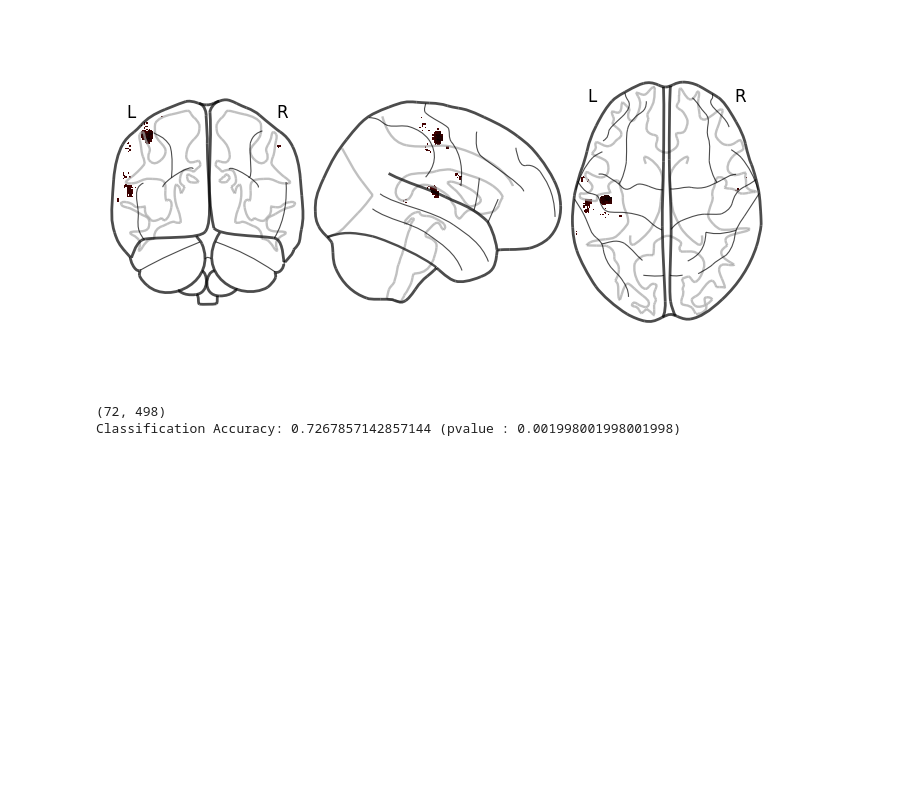
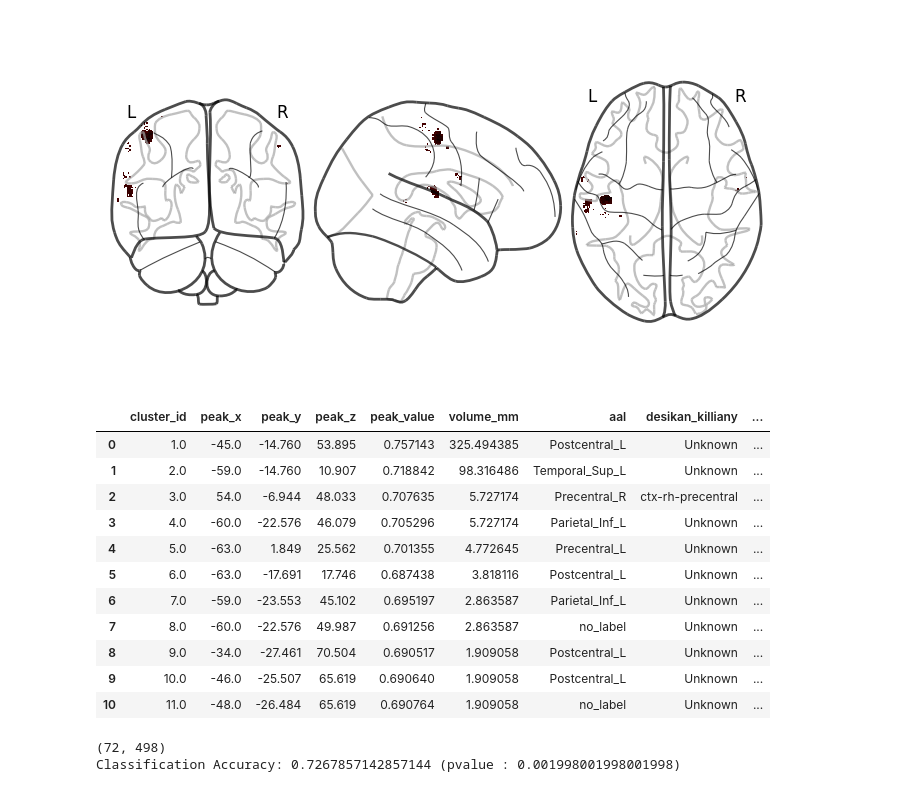
Before and after one commit to AddiH/neuro_4, a Jupyter notebook: src/05_classification.ipynb, the cells around one changed output. Drawn from its saved outputs; the diff is of its cells as text; code cells hidden in the pictures; blank space fills up the shorter version.

```diff
--- a/src/05_classification.ipynb
+++ b/src/05_classification.ipynb
@@ -70,3 +75,18 @@ fig.savefig("../plots/glass_500_voxels.png", dpi=300)
+# %%
+pd.read_csv('../atlasreader/atlasreader_peaks.csv')
+# %% [output]
+|  | cluster_id | peak_x | peak_y | peak_z | peak_value | volume_mm | aal | desikan_killiany | ... |
+| 0 | 1.0 | -45.0 | -14.760 | 53.895 | 0.757143 | 325.494385 | Postcentral_L | Unknown | ... |
+| 1 | 2.0 | -59.0 | -14.760 | 10.907 | 0.718842 | 98.316486 | Temporal_Sup_L | Unknown | ... |
+| 2 | 3.0 | 54.0 | -6.944 | 48.033 | 0.707635 | 5.727174 | Precentral_R | ctx-rh-precentral | ... |
+| 3 | 4.0 | -60.0 | -22.576 | 46.079 | 0.705296 | 5.727174 | Parietal_Inf_L | Unknown | ... |
+| 4 | 5.0 | -63.0 | 1.849 | 25.562 | 0.701355 | 4.772645 | Precentral_L | Unknown | ... |
+| 5 | 6.0 | -63.0 | -17.691 | 17.746 | 0.687438 | 3.818116 | Postcentral_L | Unknown | ... |
+| 6 | 7.0 | -59.0 | -23.553 | 45.102 | 0.695197 | 2.863587 | Parietal_Inf_L | Unknown | ... |
+| 7 | 8.0 | -60.0 | -22.576 | 49.987 | 0.691256 | 2.863587 | no_label | Unknown | ... |
+| 8 | 9.0 | -34.0 | -27.461 | 70.504 | 0.690517 | 1.909058 | Postcentral_L | Unknown | ... |
+| 9 | 10.0 | -46.0 | -25.507 | 65.619 | 0.690640 | 1.909058 | Postcentral_L | Unknown | ... |
+| 10 | 11.0 | -48.0 | -26.484 | 65.619 | 0.690764 | 1.909058 | no_label | Unknown | ... |
 # %%
 
 from sklearn.naive_bayes import GaussianNB
```
Also changed, not shown: parts of 2 cells of this notebook, 16 other files.
